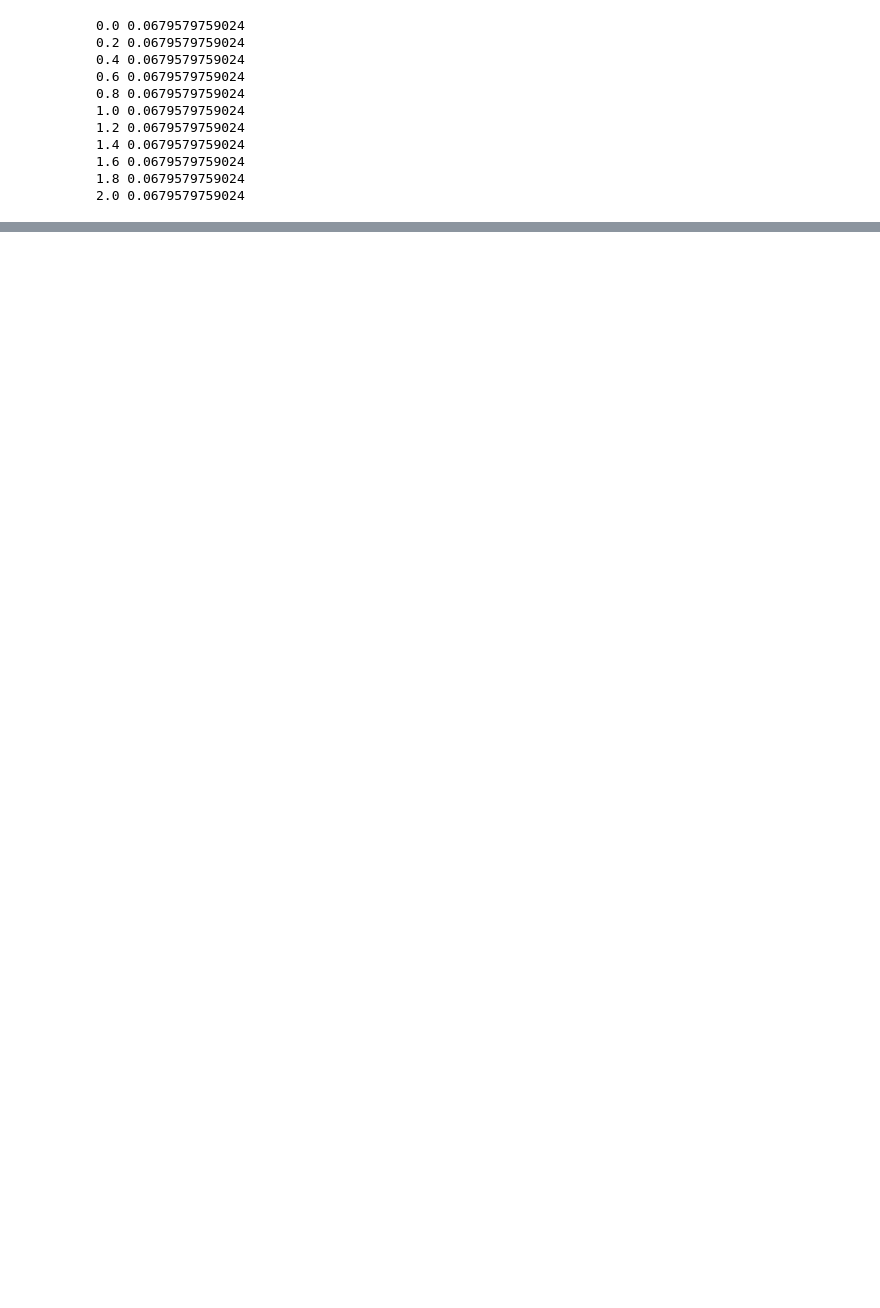
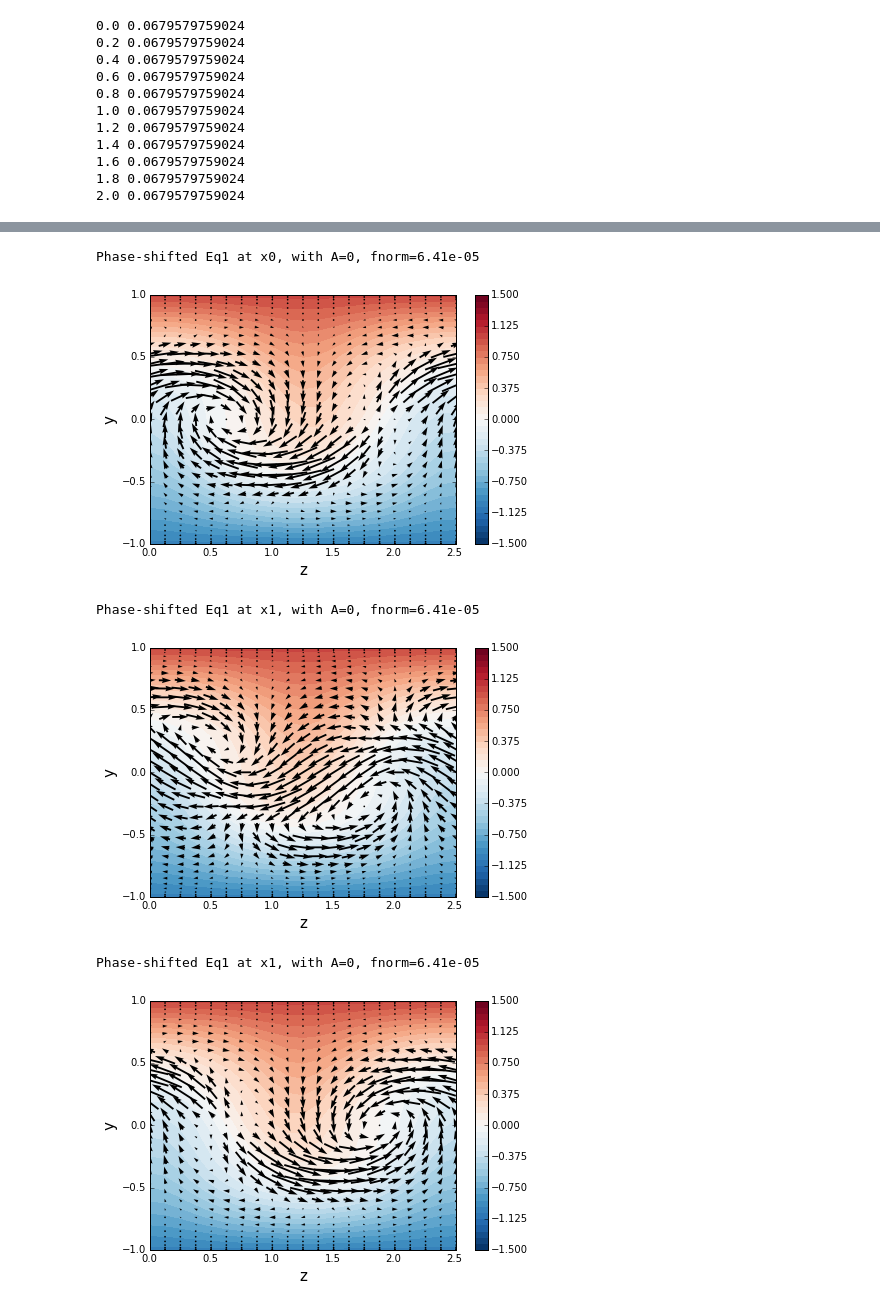
Before and after one commit to saba-vadarevu/Grooved-Channel-Flow, a Jupyter notebook: exactRiblet.ipynb, the cells around one changed output, grey strips where cells are left out. Saved outputs shown, nothing was run; the diff lists cells and outputs as text; code cells hidden in the pictures; blank space fills up the shorter version.

```diff
--- a/exactRiblet.ipynb
+++ b/exactRiblet.ipynb
@@ -324,0 +285,80 @@ for phiX in (2.*np.pi*np.arange(0.,1.001,0.1)):
+# %%
+loadPath = 'solutions/e1/'
+xList = [x0]
+xList.append(loadh5(loadPath+'A05/ribEq1L7M16N35E1_025.hdf5'))
+xList.append(loadh5(loadPath+'A10/ribEq1L7M16N35E1_050.hdf5'))
+xList.append(loadh5(loadPath+'A15/ribEq1L7M16N35E1_075.hdf5'))
+fNameList = ['A00','A05','A10','A15']
+for k in range(len(xList)):
+    x = xList[k]
+    fName = fNameList[k]
+    vf = x.slice(nd=[0,1,2])
+    pf = x.getScalar(nd=3)
+    fnorm = x.residuals().appendField(x.div()).norm()
+
+    b = vf.flowDict['beta']; Lz = 2.*np.pi/b; eps = vf.flowDict['eps']; A = 2.*eps
+    a = vf.flowDict['alpha']; Lx = 2.*np.pi/a
+    zArr = np.arange(0., Lz*1.001,Lz/20.)
+    yArr = vf.y
+    xArr = np.array([0., Lx/4.,Lx/2.])
+
+    u = vf.getScalar().getPhysical(xLoc=xArr,zLoc = zArr).reshape((xArr.size, zArr.size,vf.N))
+    v = vf.getScalar(nd=1).getPhysical(xLoc=xArr,zLoc = zArr).reshape((xArr.size, zArr.size,vf.N))
+    w = vf.getScalar(nd=2).getPhysical(xLoc=xArr,zLoc = zArr).reshape((xArr.size, zArr.size,vf.N))
+
+    Y = vf.y.reshape((1,1,vf.N)) + np.zeros((xArr.size,1,1)) + A*np.cos(b*zArr.reshape((1,zArr.size,1)))
+    Z = zArr.reshape((1,zArr.size,1)) + np.zeros(Y.shape)
+    X = xArr.reshape((xArr.size,1,1)) + np.zeros(Y.shape)
+
+    fName = 'velocityE1_'+fName
+
+    uLevels = 3.*np.arange(-0.5,0.501,0.025)
+    plt.figure()
+    plt.plot(Z[0,:,0], Y[0,:,0],'k')
+    plt.plot(Z[0,:,-1], Y[0,:,-1],'k')
+    plt.contourf(Z[0], Y[0], u[0], cmap=plt.get_cmap('RdBu_r'),levels = uLevels)
+    plt.colorbar()
+    plt.quiver(Z[0],Y[0], w[0],v[0],units='y',width=0.015,scale=0.15,scale_units='y',pivot='middle')
+    print('Phase-shifted Eq1 at x0, with A=%.2g, fnorm=%.3g'%(0.01*k,fnorm))
+    plt.tight_layout()
+
+    plt.savefig(figureFolder+'noLabels/'+fName+'x00.eps',format='eps')
+    plt.xlabel('z',fontsize=15); plt.ylabel('y',fontsize=15)
+    plt.savefig(figureFolder+fName+'x00.eps',format='eps')
+    plt.show()
+
+    plt.figure()
+    plt.plot(Z[1,:,0], Y[1,:,0],'k')
+    plt.plot(Z[1,:,-1], Y[1,:,-1],'k')
+    plt.contourf(Z[1], Y[1], u[1], cmap=plt.get_cmap('RdBu_r'),levels = uLevels)
+    plt.colorbar()
+    plt.quiver(Z[1],Y[1], w[1],v[1],units='y',width=0.015,scale=0.15,scale_units='y',pivot='middle')
+    print('Phase-shifted Eq1 at x1, with A=%.2g, fnorm=%.3g'%(0.01*k,fnorm))
+    plt.tight_layout()
+
+    plt.savefig(figureFolder+'noLabels/'+fName+'x25.eps',format='eps')
+    plt.xlabel('z',fontsize=15); plt.ylabel('y',fontsize=15)
+    plt.savefig(figureFolder+fName+'x25.eps',format='eps')
+    plt.show()
+
+
+    plt.figure()
+    plt.plot(Z[2,:,0], Y[2,:,0],'k')
+    plt.plot(Z[2,:,-1], Y[2,:,-1],'k')
+    plt.contourf(Z[2], Y[2], u[2], cmap=plt.get_cmap('RdBu_r'),levels = uLevels)
+    plt.colorbar()
+    plt.quiver(Z[2],Y[2], w[2],v[2],units='y',width=0.015,scale=0.15,scale_units='y',pivot='middle')
+    print('Phase-shifted Eq1 at x1, with A=%.2g, fnorm=%.3g'%(0.01*k,fnorm))
+    plt.tight_layout()
+
+    plt.savefig(figureFolder+'noLabels/'+fName+'x50.eps',format='eps')
+    plt.xlabel('z',fontsize=15); plt.ylabel('y',fontsize=15)
+    plt.savefig(figureFolder+fName+'x50.eps',format='eps')
+    plt.show()
+# %% [output]
+Phase-shifted Eq1 at x0, with A=0, fnorm=6.41e-05
+[figure, added]
+Phase-shifted Eq1 at x1, with A=0, fnorm=6.41e-05
+[figure, added]
+Phase-shifted Eq1 at x1, with A=0, fnorm=6.41e-05
+[figure, added]
```
Also changed, not shown: parts of 15 cells of this notebook, 1 other file.
